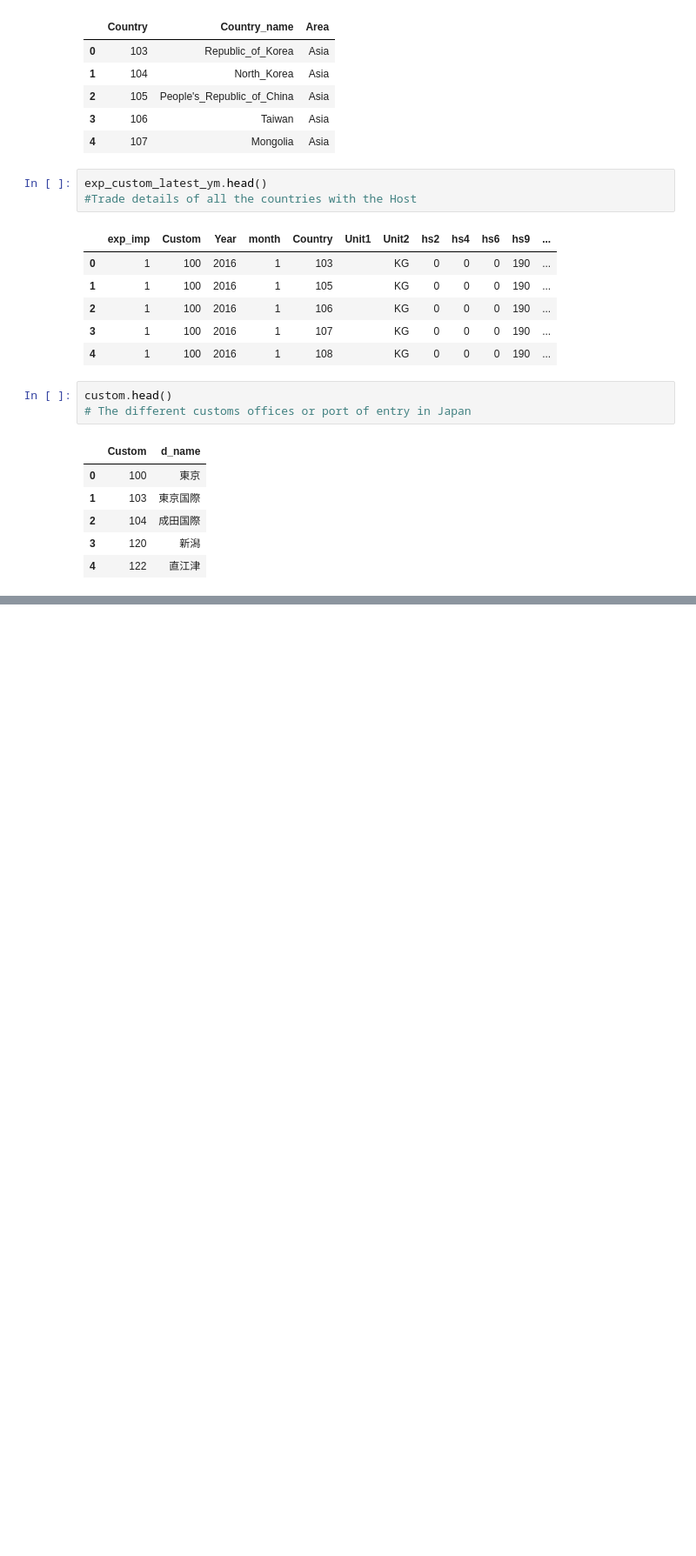
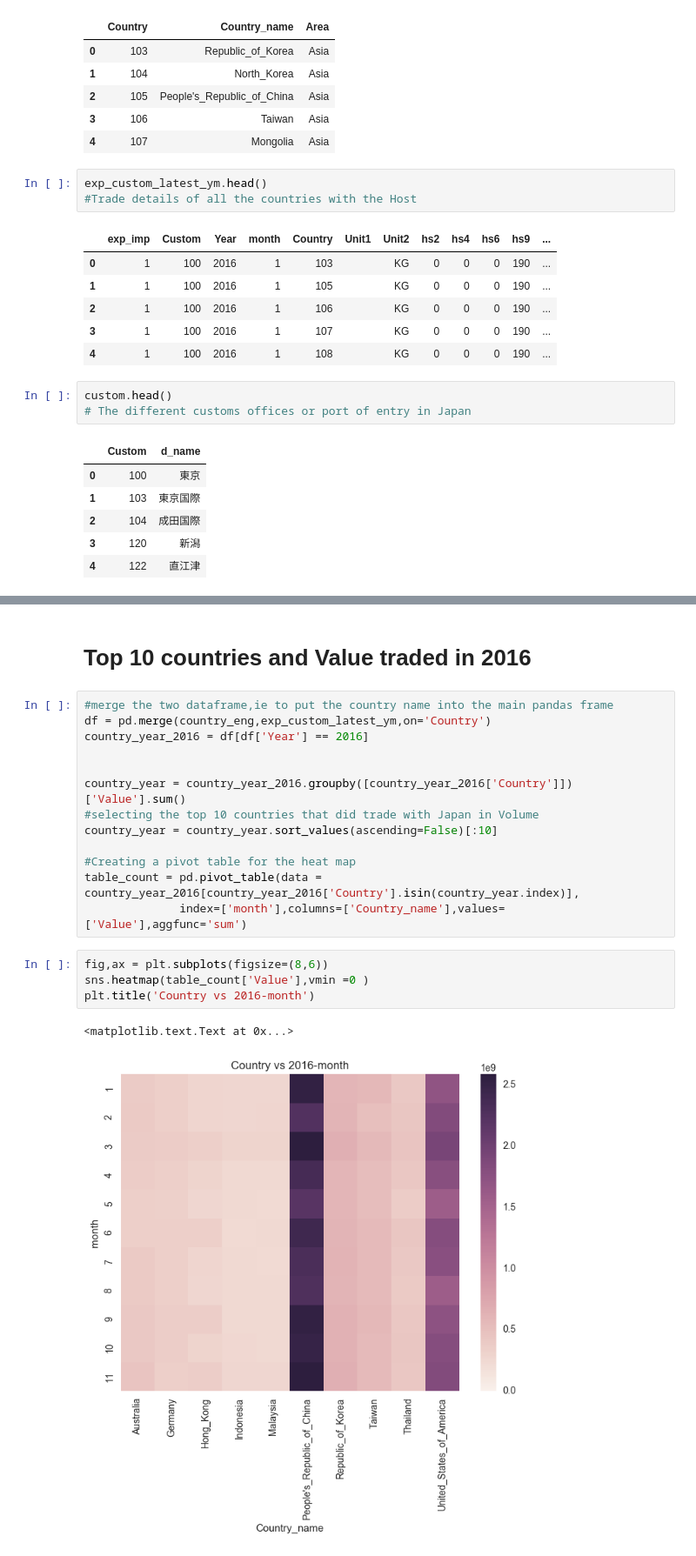
Before and after one commit to DmitriyLanchakov/Data-Visualization-using-python, a Jupyter notebook: Japan Trade Visualization/FE-550 S.R - 1 - Japan Trade Statistics.ipynb, the cells around one changed output, grey strips where cells are left out. Shown at 87% size. Drawn from its saved outputs; the diff is of its cells as text; blank space fills up the shorter version.

```diff
--- a/Japan Trade Visualization/FE-550 S.R - 1 - Japan Trade Statistics.ipynb
+++ b/Japan Trade Visualization/FE-550 S.R - 1 - Japan Trade Statistics.ipynb
@@ -59,0 +82,22 @@ print(rainy_days)
+# %% [markdown]
+# Top 10 countries and Value traded in 2016
+# %%
+#merge the two dataframe,ie to put the country name into the main pandas frame
+df = pd.merge(country_eng,exp_custom_latest_ym,on='Country')
+country_year_2016 = df[df['Year'] == 2016]
+
+
+country_year = country_year_2016.groupby([country_year_2016['Country']])['Value'].sum()
+#selecting the top 10 countries that did trade with Japan in Volume
+country_year = country_year.sort_values(ascending=False)[:10]
+
+#Creating a pivot table for the heat map
+table_count = pd.pivot_table(data = country_year_2016[country_year_2016['Country'].isin(country_year.index)],
+              index=['month'],columns=['Country_name'],values=['Value'],aggfunc='sum')
+# %%
+fig,ax = plt.subplots(figsize=(8,6))
+sns.heatmap(table_count['Value'],vmin =0 )
+plt.title('Country vs 2016-month')
+# %% [output]
+<matplotlib.text.Text at 0x...>
+[figure, added]
```
Also changed, not shown: parts of 16 cells of this notebook, 1 other file.
